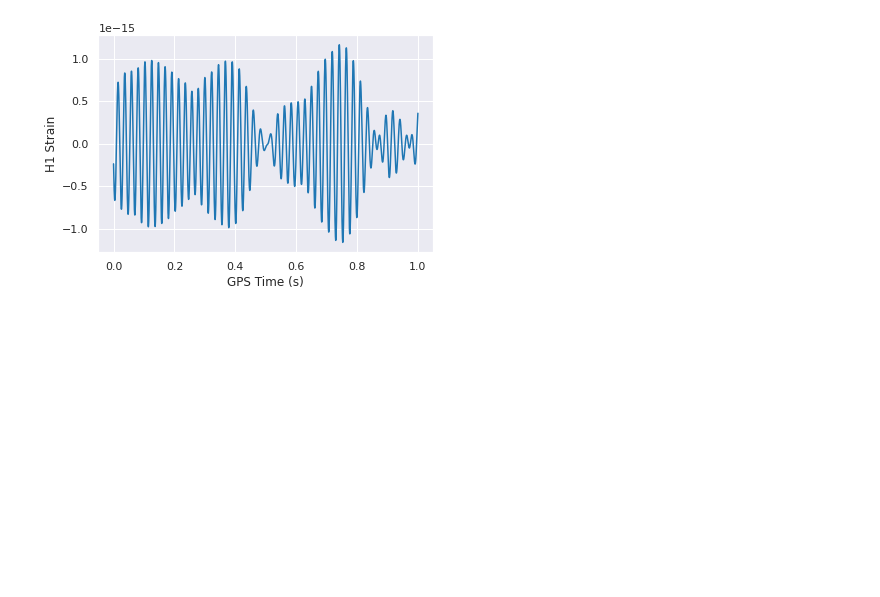
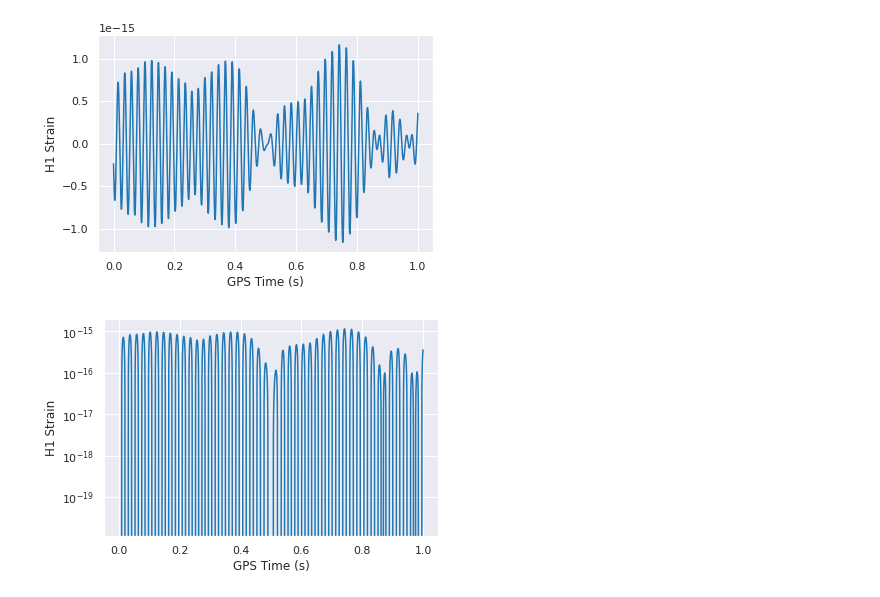
Before and after one commit to NIP-Data-Computation/show-and-tell, a Jupyter notebook: geneb_show_and_tell_week3_.ipynb, the cells around one changed output. Saved outputs shown, nothing was run; the diff lists cells and outputs as text; code cells hidden in the pictures; blank space fills up the shorter version.

```diff
--- a/geneb_show_and_tell_week3_.ipynb
+++ b/geneb_show_and_tell_week3_.ipynb
@@ -246,3 +267,13 @@ GravWave.set(ylabel='H1 Strain', xlabel='GPS Time (s)')
 plt.show()
 # %% [output]
 [figure]
+# %%
+# It's plotting time, again! But this time, I tried scaing the strain axis into logartihm too.
+# The results, in my current level of understanding, does not make sense for now.
+
+GravWave = sns.lineplot(time, strain[:num_samples])
+GravWave.set(ylabel='H1 Strain', xlabel='GPS Time (s)')
+GravWave.set(yscale='log')
+plt.show()
+# %% [output]
+[figure, added]
```
Also changed, not shown: parts of 3 cells of this notebook.
